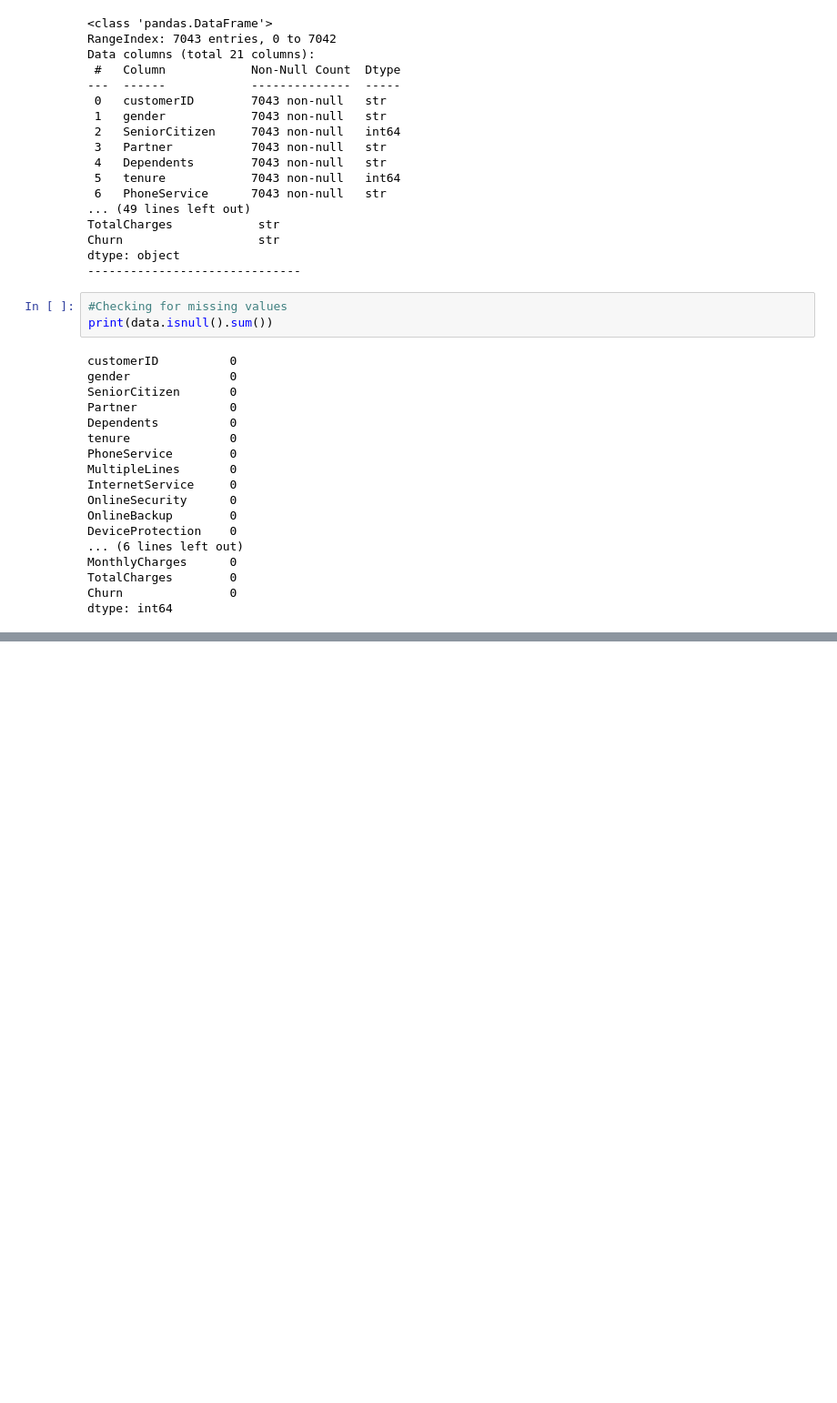
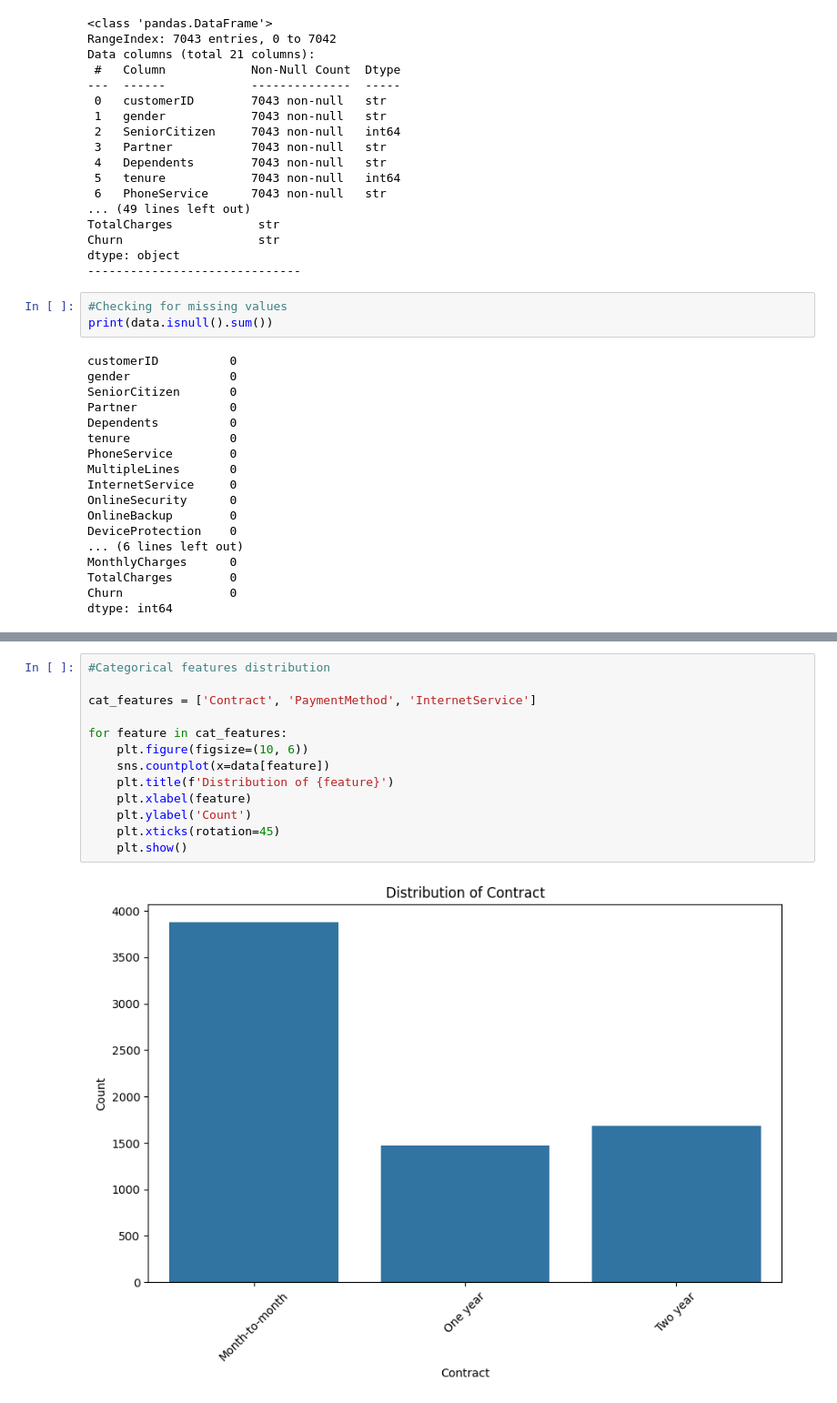
Before and after one commit to Riz-zy/Customer-Churn-ML, a Jupyter notebook: notebooks/01_exploratory_data_analysis.ipynb, the cells around one changed output, grey strips where cells are left out. Shown at 91% size. Saved outputs shown, nothing was run; the diff lists cells and outputs as text; blank space fills up the shorter version.

```diff
--- a/notebooks/01_exploratory_data_analysis.ipynb
+++ b/notebooks/01_exploratory_data_analysis.ipynb
@@ -89,0 +122,15 @@ print(churn_percentage)
+# %%
+#Categorical features distribution
+
+cat_features = ['Contract', 'PaymentMethod', 'InternetService']
+
+for feature in cat_features:
+    plt.figure(figsize=(10, 6))
+    sns.countplot(x=data[feature])
+    plt.title(f'Distribution of {feature}')
+    plt.xlabel(feature)
+    plt.ylabel('Count')
+    plt.xticks(rotation=45)
+    plt.show()
+# %% [output]
+[figure, added]
```
Also changed, not shown: parts of 5 cells of this notebook, 2 other files.
